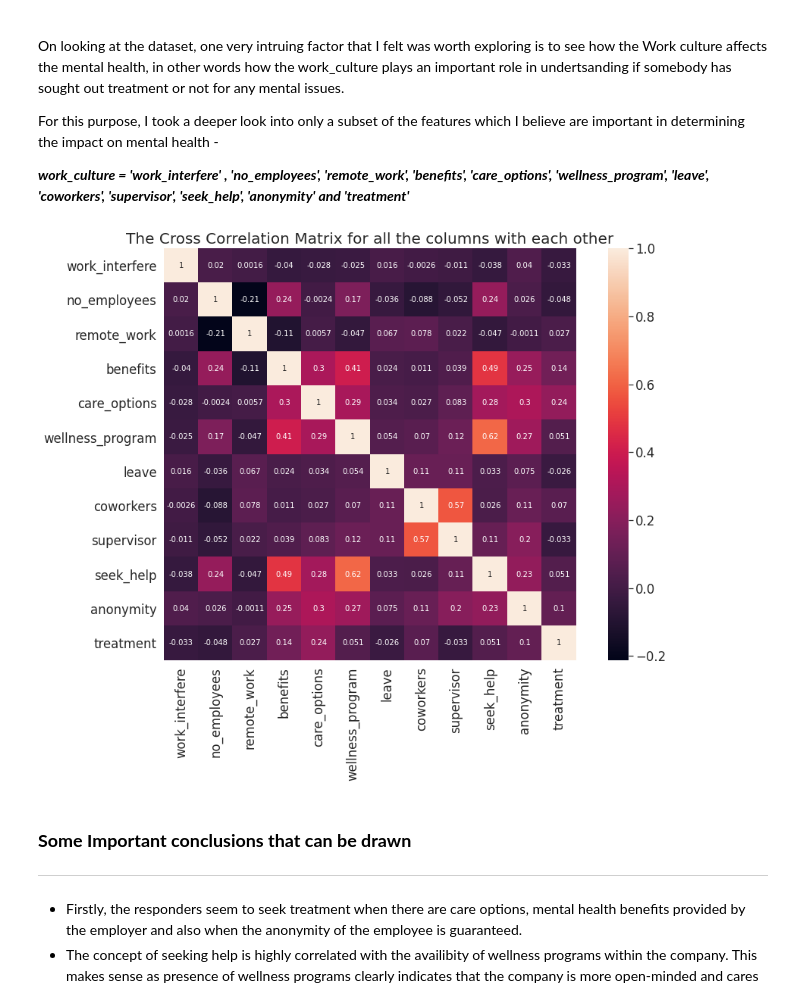
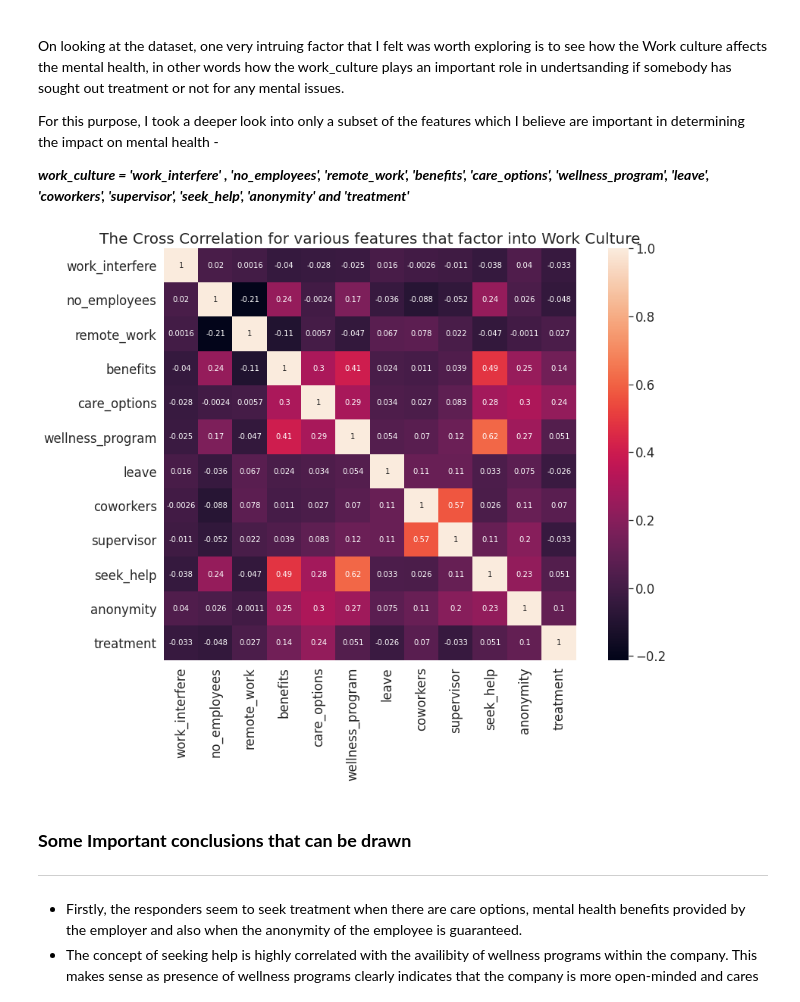
Before and after one commit to RevanthBN/Alto-Neuroscience-Data-Challenge, a Jupyter notebook: Alto_neuroscience_challenge.ipynb, the cells around one changed output. Drawn from its saved outputs; the diff is of its cells as text; code cells hidden in the pictures.

```diff
--- a/Alto_neuroscience_challenge.ipynb
+++ b/Alto_neuroscience_challenge.ipynb
@@ -807,17 +807,17 @@ For this purpose, I took a deeper look into only a subset of the features which
 # %%
 # Making a list of the relevant columns
 work_culture = ['work_interfere','no_employees','remote_work','benefits','care_options','wellness_program','leave','coworkers','supervisor', 'seek_help', 'anonymity', 'treatment']
 # Extracting the sub-dataframe from the main one pertaining to work-culture
 work_data = raw_data[work_culture]
 # Compute the cross correlation matrix of the dataframe
 cross_corr = work_data.corr(method='pearson')
 # Visualizing the cross-corr matrix
 f, ax = plt.subplots(figsize=(15, 10))
-sns.heatmap(cross_corr,annot=True, vmax=1.0, square=True);
-plt.title ("The Cross Correlation Matrix for all the columns with each other", fontsize = 20)
+sns.heatmap(cross_corr,annot=True, vmax=1.0,annot_kws={'size': 10}, square=True);
+plt.title ("The Cross Correlation for various features that factor into Work Culture", fontsize = 20)
 plt.show()
 # %% [output]
-[figure, old version]
+[figure, new version]
 # %% [markdown]
 ### **Some Important conclusions that can be drawn**
 
```
Also changed, not shown: parts of 7 cells of this notebook.
